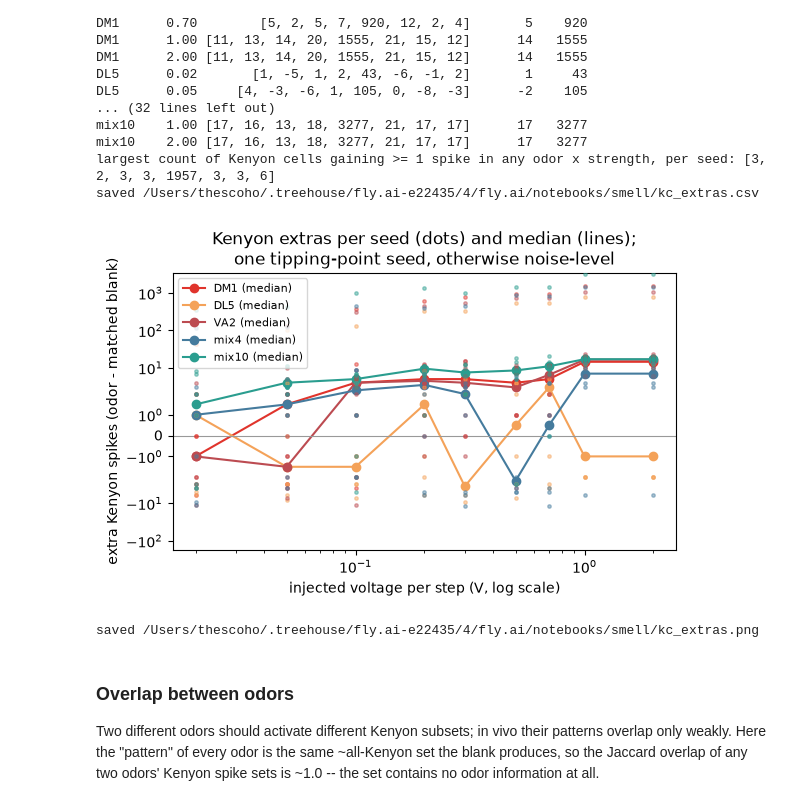
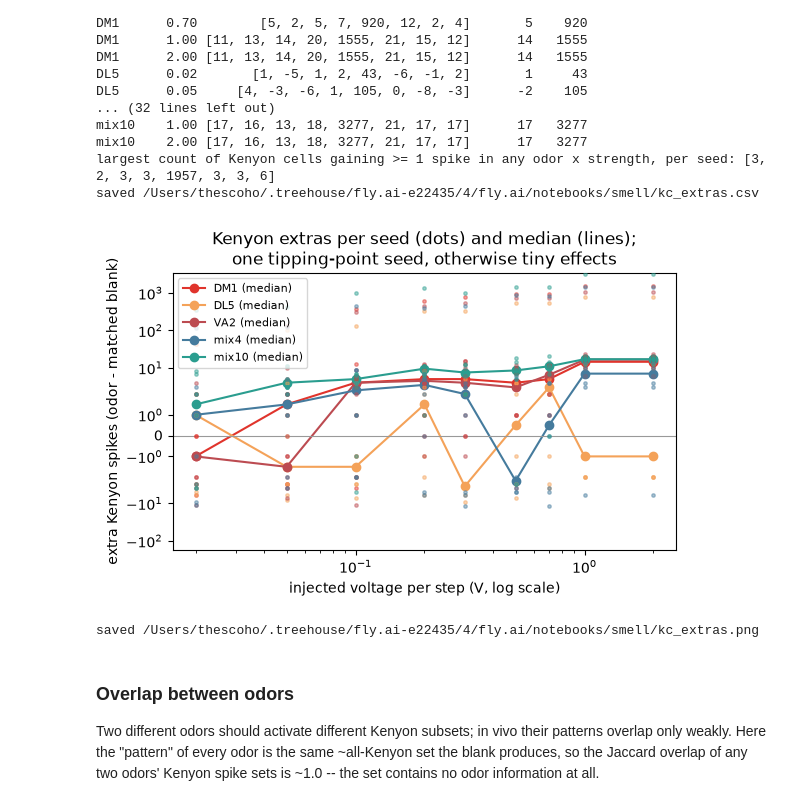
Before and after one commit to alextitonis/fly.ai, a Jupyter notebook: notebooks/smell.ipynb, the cells around one changed output. Saved outputs shown, nothing was run; the diff lists cells and outputs as text; code cells hidden in the pictures.

Commit message:
smell notebook: final polish — kc_extras title 'tiny effects' to match the measured claim

```diff
--- a/notebooks/smell.ipynb
+++ b/notebooks/smell.ipynb
@@ -367,23 +369,23 @@ saved /Users/thescoho/.treehouse/fly.ai-e22435/4/fly.ai/notebooks/smell/kc_extra
 # %%
 fig, ax = plt.subplots(figsize=(6.5, 3.6))
 for name, color in zip(ODORS, ("#e0342c", "#f4a259", "#bc4b51", "#457b9d", "#2a9d8f")):
     tot = np.stack([np.stack([res[name, a, s][1][kc] - blank[s][1][kc] for s in SEEDS]).sum(1)
                     for a in STRENGTHS])          # (strength, seed)
     ax.plot(STRENGTHS, np.median(tot, 1), marker="o", color=color, label=f"{name} (median)")
     ax.scatter(np.repeat(STRENGTHS, len(SEEDS)), tot.ravel(), s=6, color=color, alpha=0.45,
                zorder=3)
 ax.axhline(0, c="0.6", lw=0.8)
 ax.set_xscale("log")
 ax.set_yscale("symlog")
 ax.set_xlabel("injected voltage per step (V, log scale)")
 ax.set_ylabel("extra Kenyon spikes (odor - matched blank)")
-ax.set_title("Kenyon extras per seed (dots) and median (lines);\none tipping-point seed, otherwise noise-level")
+ax.set_title("Kenyon extras per seed (dots) and median (lines);\none tipping-point seed, otherwise tiny effects")
 ax.legend(fontsize=8)
 plt.savefig(OUT / "kc_extras.png", dpi=150, bbox_inches="tight")
 plt.show()
 print("saved", OUT / "kc_extras.png")
 # %% [output]
-[figure, old version]
+[figure, new version]
 saved /Users/thescoho/.treehouse/fly.ai-e22435/4/fly.ai/notebooks/smell/kc_extras.png
 # %% [markdown]
 ### Overlap between odors
```
Also changed, not shown: parts of 6 cells of this notebook, 1 other file.
